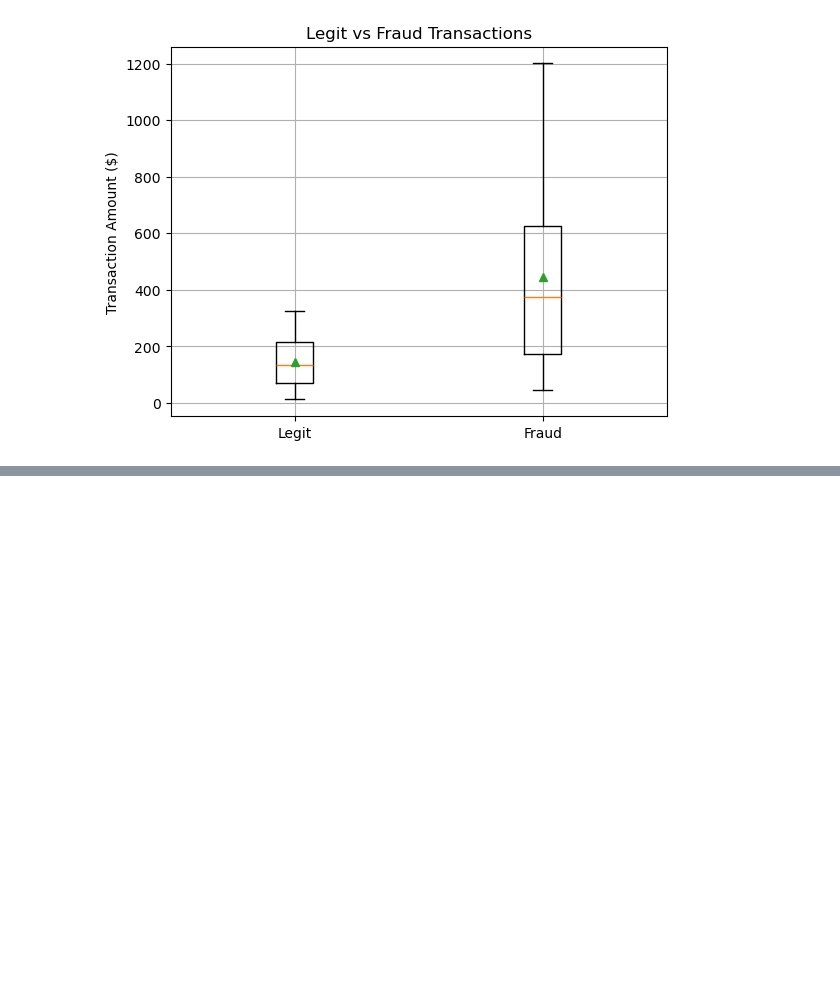
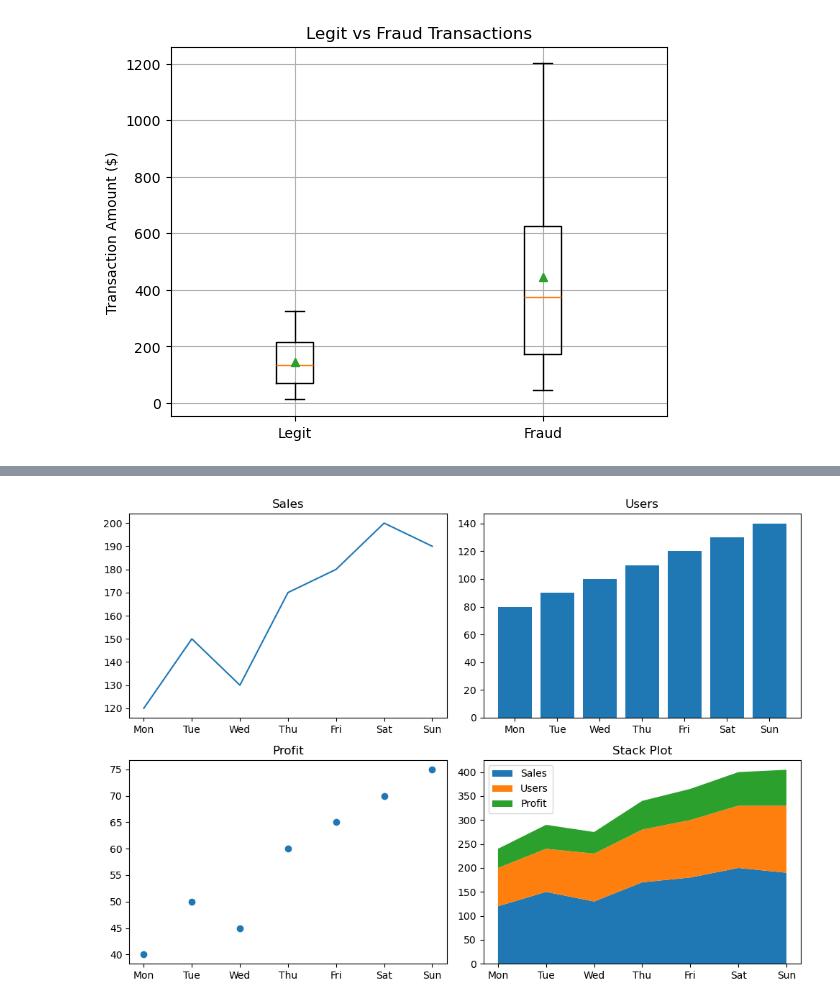
Before and after one commit to jeet1439/pandas_rev, a Jupyter notebook: matplotlib.ipynb, the cells around one changed output, grey strips where cells are left out. Cells and saved outputs as stored; diff of their text form; code cells hidden in the pictures; blank space fills up the shorter version.

```diff
--- a/matplotlib.ipynb
+++ b/matplotlib.ipynb
@@ -314,0 +347,36 @@ plt.show()
+# %%
+days = ["Mon", "Tue", "Wed", "Thu", "Fri", "Sat", "Sun"]
+
+sales = [120, 150, 130, 170, 180, 200, 190]
+users = [80, 90, 100, 110, 120, 130, 140]
+profit = [40, 50, 45, 60, 65, 70, 75]
+
+fig, ax = plt.subplots(2, 2, figsize=(10, 7))
+
+# 1. Line plot
+ax[0, 0].plot(days, sales)
+ax[0, 0].set_title("Sales")
+
+# 2. Bar plot
+ax[0, 1].bar(days, users)
+ax[0, 1].set_title("Users")
+
+# 3. Scatter plot
+ax[1, 0].scatter(days, profit)
+ax[1, 0].set_title("Profit")
+
+# 4. Stack plot
+ax[1, 1].stackplot(
+    days,
+    sales,
+    users,
+    profit,
+    labels=["Sales", "Users", "Profit"]
+)
+ax[1, 1].set_title("Stack Plot")
+ax[1, 1].legend()
+
+plt.tight_layout()
+plt.show()
+# %% [output]
+[figure, added]
```
Also changed, not shown: parts of 1 cell of this notebook, 8 other files.
